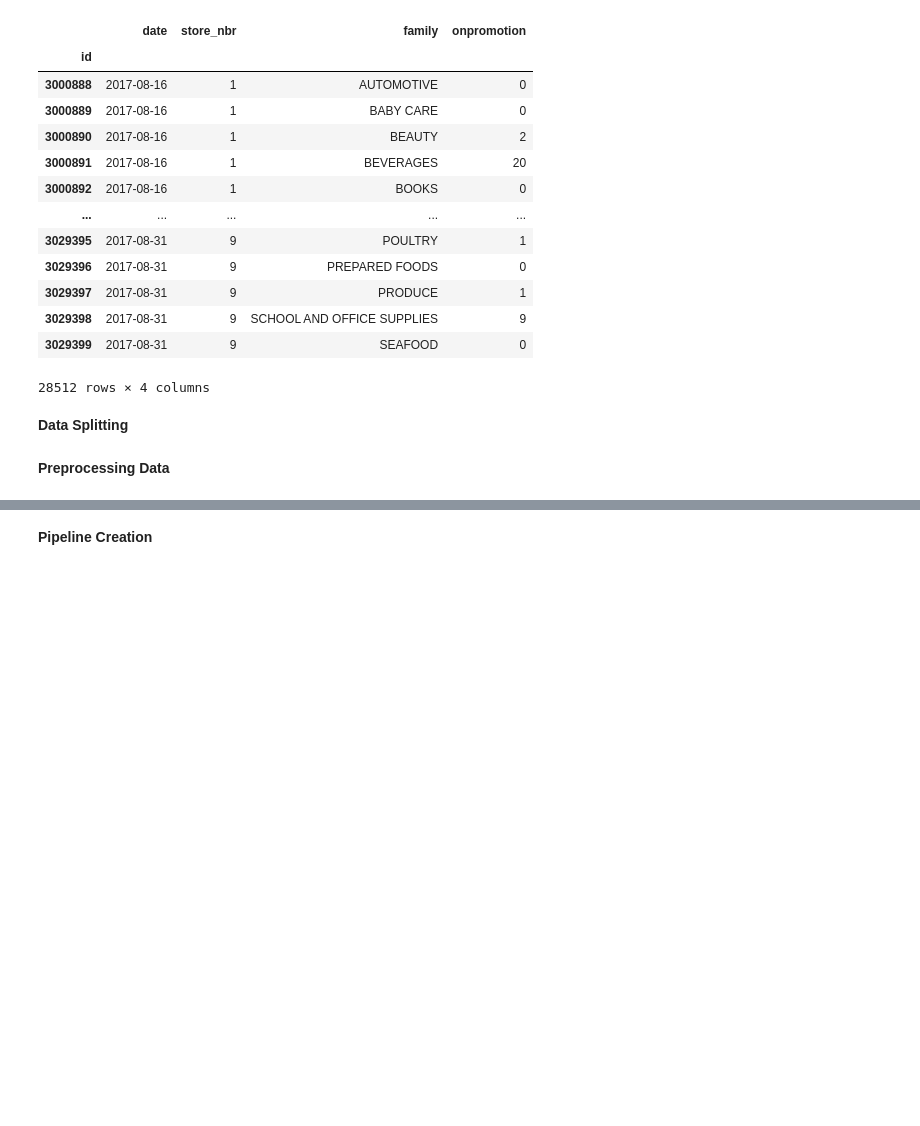
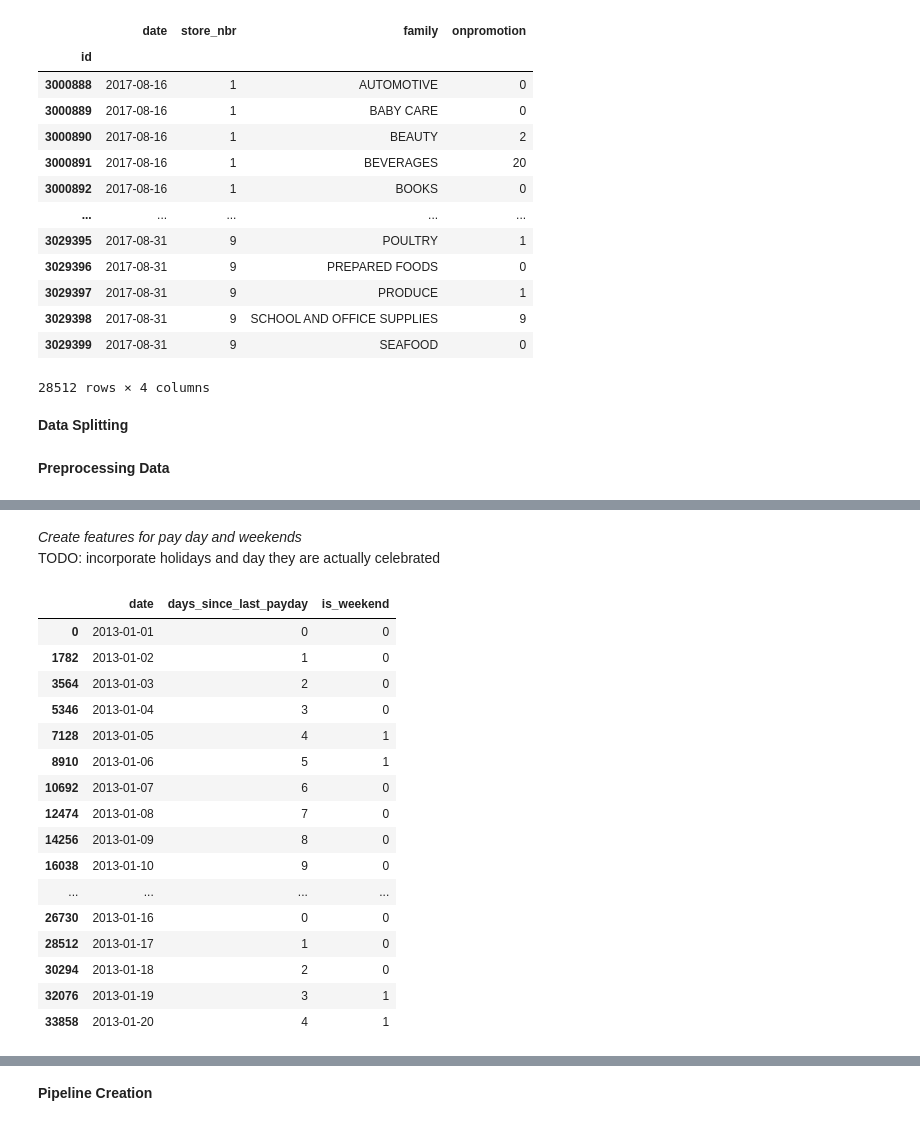
Before and after one commit to cartwatson/cs4320-group-proj, a Jupyter notebook: CS4320_Group_Proj.ipynb, the cells around one changed output, grey strips where cells are left out. Cells and saved outputs as stored; diff of their text form; code cells hidden in the pictures; blank space fills up the shorter version.

```diff
--- a/CS4320_Group_Proj.ipynb
+++ b/CS4320_Group_Proj.ipynb
@@ -74,0 +112,33 @@ x_test = test_df.loc[:, test_df.columns != 'sales']
+# %% [markdown]
+*Create features for pay day and weekends*
+TODO: incorporate holidays and day they are actually celebrated
+# %%
+# paydays are on the 15th and last day of the month
+# add days since last payday
+x_train['days_since_last_payday'] = np.where(pd.to_datetime(x_train['date']).dt.day <= 15,
+                                             pd.to_datetime(x_train['date']).dt.day - 1,
+                                             pd.to_datetime(x_train['date']).dt.day - 16)
+
+# boolean for whether the date is a weekend
+x_train['is_weekend'] = (pd.to_datetime(x_train['date']).dt.dayofweek >= 5).astype(int)
+
+# Display the first few rows to inspect the feature
+x_train[['date', 'days_since_last_payday', 'is_weekend']].drop_duplicates().head(20)  # Display unique dates for better visibility
+# %% [output]
+|  | date | days_since_last_payday | is_weekend |
+| 0 | 2013-01-01 | 0 | 0 |
+| 1782 | 2013-01-02 | 1 | 0 |
+| 3564 | 2013-01-03 | 2 | 0 |
+| 5346 | 2013-01-04 | 3 | 0 |
+| 7128 | 2013-01-05 | 4 | 1 |
+| 8910 | 2013-01-06 | 5 | 1 |
+| 10692 | 2013-01-07 | 6 | 0 |
+| 12474 | 2013-01-08 | 7 | 0 |
+| 14256 | 2013-01-09 | 8 | 0 |
+| 16038 | 2013-01-10 | 9 | 0 |
+| ... | ... | ... | ... |
+| 26730 | 2013-01-16 | 0 | 0 |
+| 28512 | 2013-01-17 | 1 | 0 |
+| 30294 | 2013-01-18 | 2 | 0 |
+| 32076 | 2013-01-19 | 3 | 1 |
+| 33858 | 2013-01-20 | 4 | 1 |
```
Also changed, not shown: parts of 9 cells of this notebook.
